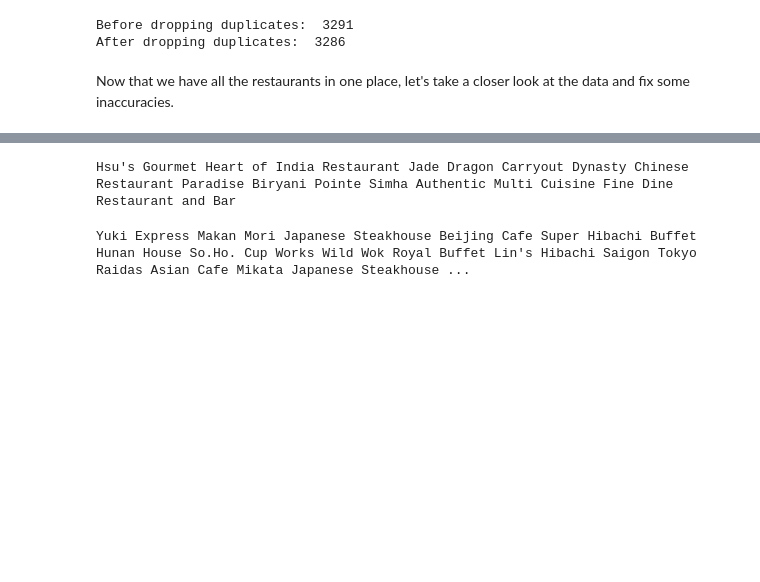
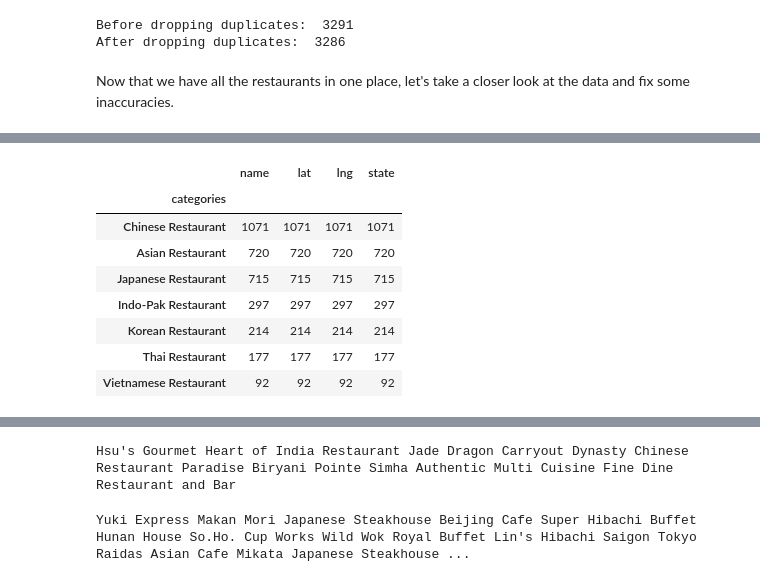
Before and after one commit to JamesDCage/Final-Week-0, a Jupyter notebook: Extracting_Data_from_Foursquare.ipynb, the cells around one changed output, grey strips where cells are left out. Cells and saved outputs as stored; diff of their text form; code cells hidden in the pictures; blank space fills up the shorter version.

```diff
--- a/Extracting_Data_from_Foursquare.ipynb
+++ b/Extracting_Data_from_Foursquare.ipynb
@@ -551,0 +621,12 @@ df_georgia.shape
+# %%
+df_georgia.groupby('categories').count().sort_values(by=['name'], ascending=False)
+# %% [output]
+|  | name | lat | lng | state |
+| categories |  |  |  |  |
+| Chinese Restaurant | 1071 | 1071 | 1071 | 1071 |
+| Asian Restaurant | 720 | 720 | 720 | 720 |
+| Japanese Restaurant | 715 | 715 | 715 | 715 |
+| Indo-Pak Restaurant | 297 | 297 | 297 | 297 |
+| Korean Restaurant | 214 | 214 | 214 | 214 |
+| Thai Restaurant | 177 | 177 | 177 | 177 |
+| Vietnamese Restaurant | 92 | 92 | 92 | 92 |
```
Also changed, not shown: parts of 19 cells of this notebook, 1 other file.
